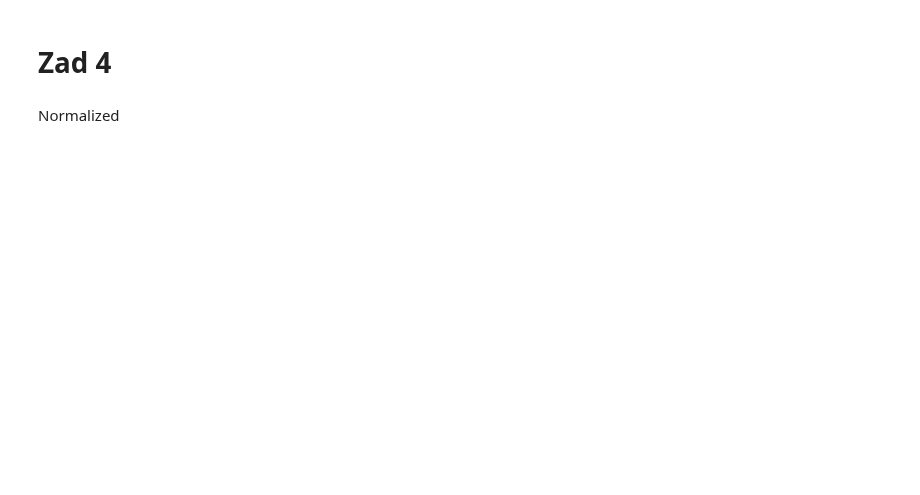
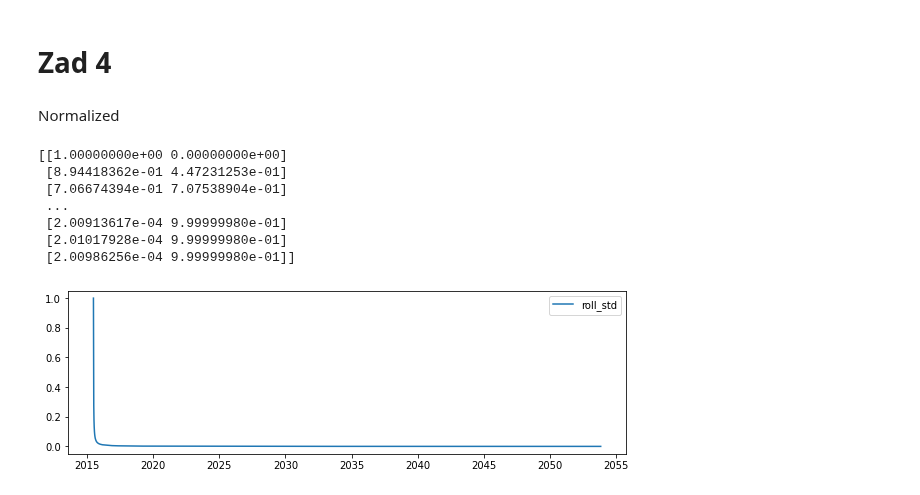
Before and after one commit to 11jolek11/BigData, a Jupyter notebook: List4.ipynb, the cells around one changed output. Drawn from its saved outputs; the diff is of its cells as text; code cells hidden in the pictures; blank space fills up the shorter version.

```diff
--- a/List4.ipynb
+++ b/List4.ipynb
@@ -171,3 +166,29 @@ normalized = normalize(raw_x, norm='l2')
+# %%
+# FIXME: Normalizacja działa za mocno i wszystko dąży do 0
+
+# print(raw_x.shape)
+dump_feature = np.arange(N).reshape(-1, 1)
+raw_x = raw_x.reshape(-1, 1)
+x_stack = np.column_stack((raw_x, dump_feature))
+# normalized = normalize(raw_x, norm='l2')
+normalized = normalize(x_stack, norm='l2')
+
+# print(normalized)
+# print(raw_x)
+print(normalized)
+plt.figure(figsize=(10,3))
+plt.plot(t, normalized[:, 0], label='roll_std')
+plt.legend()
+plt.show()
+# %% [output]
+[[1.00000000e+00 0.00000000e+00]
+ [8.94418362e-01 4.47231253e-01]
+ [7.06674394e-01 7.07538904e-01]
+ ...
+ [2.00913617e-04 9.99999980e-01]
+ [2.01017928e-04 9.99999980e-01]
+ [2.00986256e-04 9.99999980e-01]]
+[figure, added]
 # %%
 normalized = pd.DataFrame(normalized)
 
```
Also changed, not shown: parts of 28 cells of this notebook.
